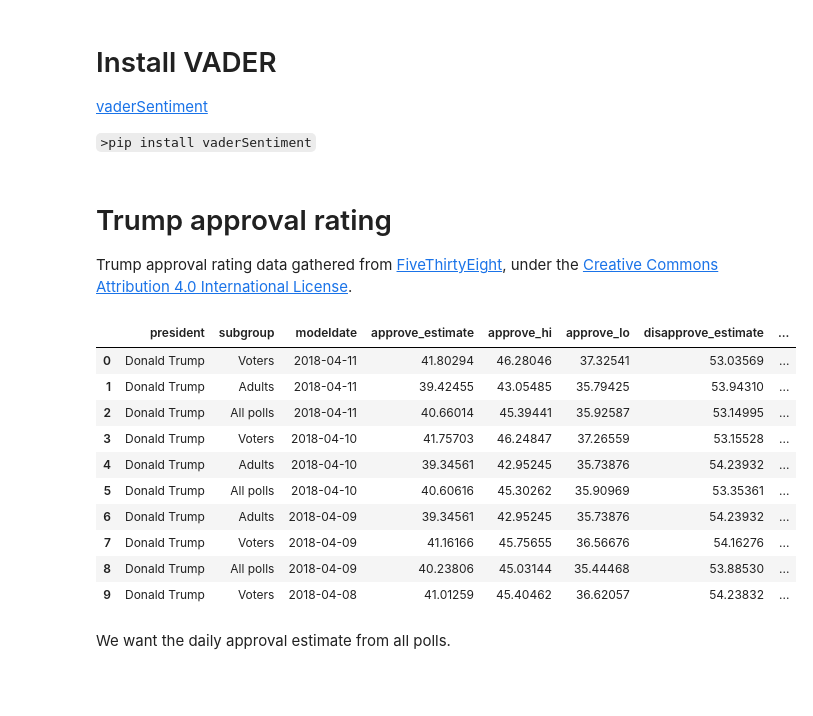
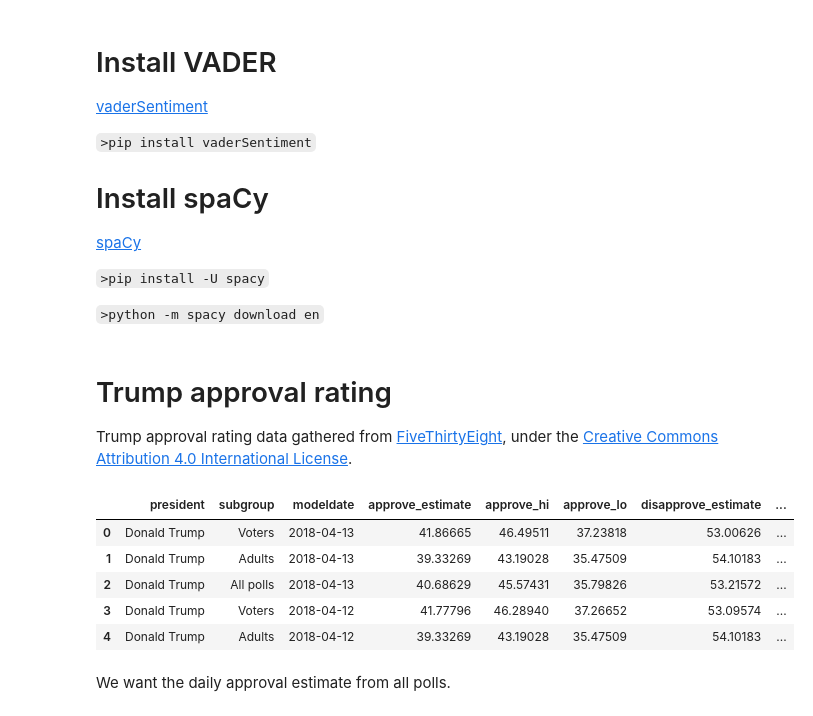
Before and after one commit to Capital-News-Service/daily-trump-snapshot, a Jupyter notebook: daily_trump_snapshot.ipynb, the cells around one changed output. Drawn from its saved outputs; the diff is of its cells as text; code cells hidden in the pictures; blank space fills up the shorter version.

```diff
--- a/daily_trump_snapshot.ipynb
+++ b/daily_trump_snapshot.ipynb
@@ -3,6 +3,13 @@
 [vaderSentiment](https://github.com/cjhutto/vaderSentiment)
 
 `>pip install vaderSentiment`
+
+# Install spaCy
+[spaCy](https://spacy.io/usage/)
+
+`>pip install -U spacy`
+
+`>python -m spacy download en`
 # %%
 import numpy as np
 import pandas as pd
@@ -17,21 +27,16 @@ Trump approval rating data gathered from [FiveThirtyEight](https://github.com/fi
 # %%
 df = pd.read_csv('https://projects.fivethirtyeight.com/trump-approval-data/approval_topline.csv')
 #change `modeldate` data type to datetime.date
 for index,row in df.iterrows():
     df.at[index,'modeldate'] = datetime.strptime(row['modeldate'], '%m/%d/%Y').date()
-df.head(10)
+df.head()
 # %% [output]
 |  | president | subgroup | modeldate | approve_estimate | approve_hi | approve_lo | disapprove_estimate | ... |
-| 0 | Donald Trump | Voters | 2018-04-11 | 41.80294 | 46.28046 | 37.32541 | 53.03569 | ... |
-| 1 | Donald Trump | Adults | 2018-04-11 | 39.42455 | 43.05485 | 35.79425 | 53.94310 | ... |
-| 2 | Donald Trump | All polls | 2018-04-11 | 40.66014 | 45.39441 | 35.92587 | 53.14995 | ... |
-| 3 | Donald Trump | Voters | 2018-04-10 | 41.75703 | 46.24847 | 37.26559 | 53.15528 | ... |
-| 4 | Donald Trump | Adults | 2018-04-10 | 39.34561 | 42.95245 | 35.73876 | 54.23932 | ... |
-| 5 | Donald Trump | All polls | 2018-04-10 | 40.60616 | 45.30262 | 35.90969 | 53.35361 | ... |
-| 6 | Donald Trump | Adults | 2018-04-09 | 39.34561 | 42.95245 | 35.73876 | 54.23932 | ... |
-| 7 | Donald Trump | Voters | 2018-04-09 | 41.16166 | 45.75655 | 36.56676 | 54.16276 | ... |
-| 8 | Donald Trump | All polls | 2018-04-09 | 40.23806 | 45.03144 | 35.44468 | 53.88530 | ... |
-| 9 | Donald Trump | Voters | 2018-04-08 | 41.01259 | 45.40462 | 36.62057 | 54.23832 | ... |
+| 0 | Donald Trump | Voters | 2018-04-13 | 41.86665 | 46.49511 | 37.23818 | 53.00626 | ... |
+| 1 | Donald Trump | Adults | 2018-04-13 | 39.33269 | 43.19028 | 35.47509 | 54.10183 | ... |
+| 2 | Donald Trump | All polls | 2018-04-13 | 40.68629 | 45.57431 | 35.79826 | 53.21572 | ... |
+| 3 | Donald Trump | Voters | 2018-04-12 | 41.77796 | 46.28940 | 37.26652 | 53.09574 | ... |
+| 4 | Donald Trump | Adults | 2018-04-12 | 39.33269 | 43.19028 | 35.47509 | 54.10183 | ... |
 # %% [markdown]
 We want the daily approval estimate from all polls.
 # %%
```
Also changed, not shown: parts of 55 cells of this notebook.
